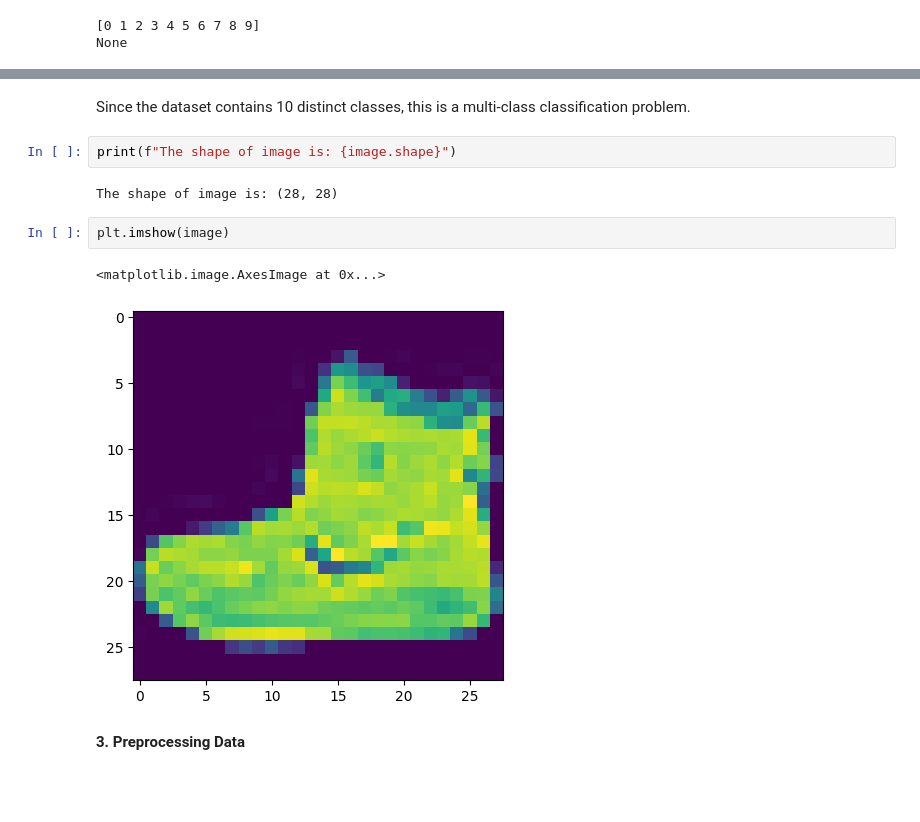
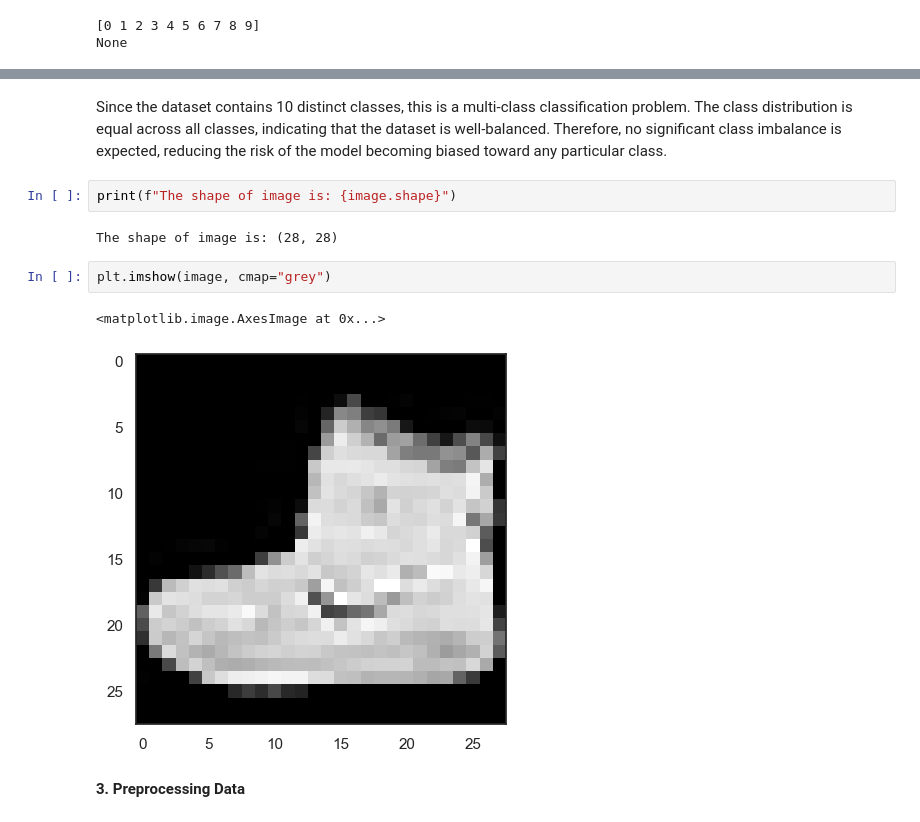
Before and after one commit to matcze/image_classifier, a Jupyter notebook: model_tensorflow/fashion_mnist.ipynb, the cells around one changed output, grey strips where cells are left out. Saved outputs shown, nothing was run; the diff lists cells and outputs as text; blank space fills up the shorter version.

Commit message:
updating model

```diff
--- a/model_tensorflow/fashion_mnist.ipynb
+++ b/model_tensorflow/fashion_mnist.ipynb
@@ -82,14 +96,14 @@ plt.show()
 # %% [markdown]
-Since the dataset contains 10 distinct classes, this is a multi-class classification problem.
+Since the dataset contains 10 distinct classes, this is a multi-class classification problem. The class distribution is equal across all classes, indicating that the dataset is well-balanced. Therefore, no significant class imbalance is expected, reducing the risk of the model becoming biased toward any particular class.
 # %%
 print(f"The shape of image is: {image.shape}")
 # %% [output]
 The shape of image is: (28, 28)
 # %%
-plt.imshow(image)
+plt.imshow(image, cmap="grey")
 # %% [output]
 <matplotlib.image.AxesImage at 0x...>
-[figure, old version]
+[figure, new version]
 # %% [markdown]
 **3. Preprocessing Data**
 # %% [markdown]
```
Also changed, not shown: parts of 19 cells of this notebook.
